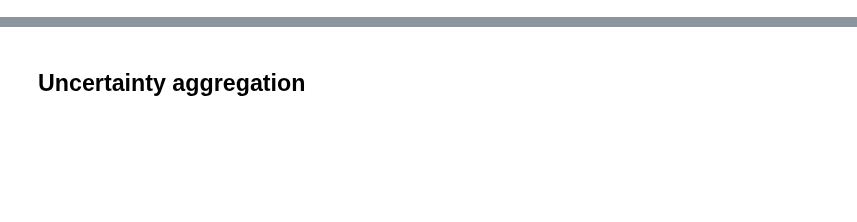
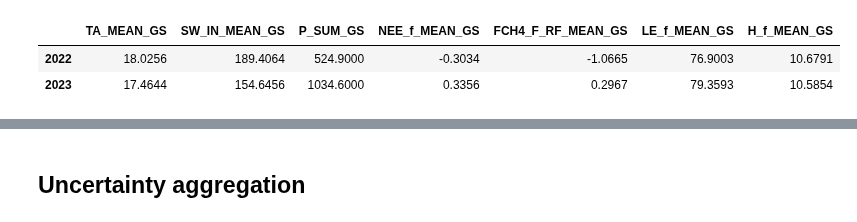
Before and after one commit to ottobriner/atmos-flux-data, a Jupyter notebook: atmos-budget.ipynb, the cells around one changed output, grey strips where cells are left out. Saved outputs shown, nothing was run; the diff lists cells and outputs as text; code cells hidden in the pictures; blank space fills up the shorter version.

```diff
--- a/atmos-budget.ipynb
+++ b/atmos-budget.ipynb
@@ -78,0 +48,4 @@ l3.to_csv(f'./output/csv/ATMOS_L3_{datetime.now().strftime("%Y-%m-%d")}_ch4gapfi
+# %%
+filepath = os.path.join(os.getcwd(), 'processed', 'ATMOS_L3_2024-11-28.csv')
+filepath = os.path.join(os.getcwd(), 'processed', 'ATMOS_L3_2024-08-12_ch4gapfilled.csv')
+l3 = read_l3(filepath, datecol='DATE')
@@ -78,0 +114,7 @@ l3.to_csv(f'./output/csv/ATMOS_L3_{datetime.now().strftime("%Y-%m-%d")}_ch4gapfi
+# %%
+yearbudget_f = l3.groupby(l3.index.year).apply(group_budget_gs, gapfilled=True)
+yearbudget_f
+# %% [output]
+|  | TA_MEAN_GS | SW_IN_MEAN_GS | P_SUM_GS | NEE_f_MEAN_GS | FCH4_F_RF_MEAN_GS | LE_f_MEAN_GS | H_f_MEAN_GS |
+| 2022 | 18.0256 | 189.4064 | 524.9000 | -0.3034 | -1.0665 | 76.9003 | 10.6791 |
+| 2023 | 17.4644 | 154.6456 | 1034.6000 | 0.3356 | 0.2967 | 79.3593 | 10.5854 |
```
Also changed, not shown: parts of 12 cells of this notebook.
